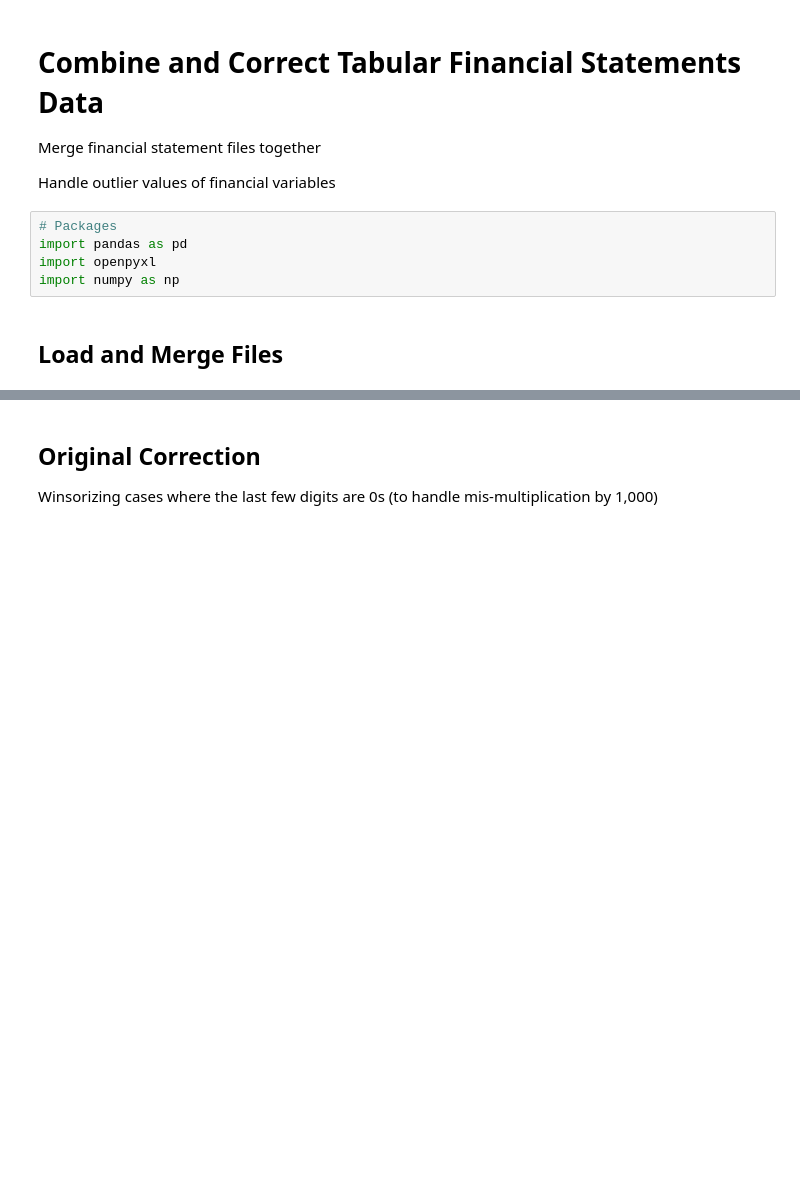
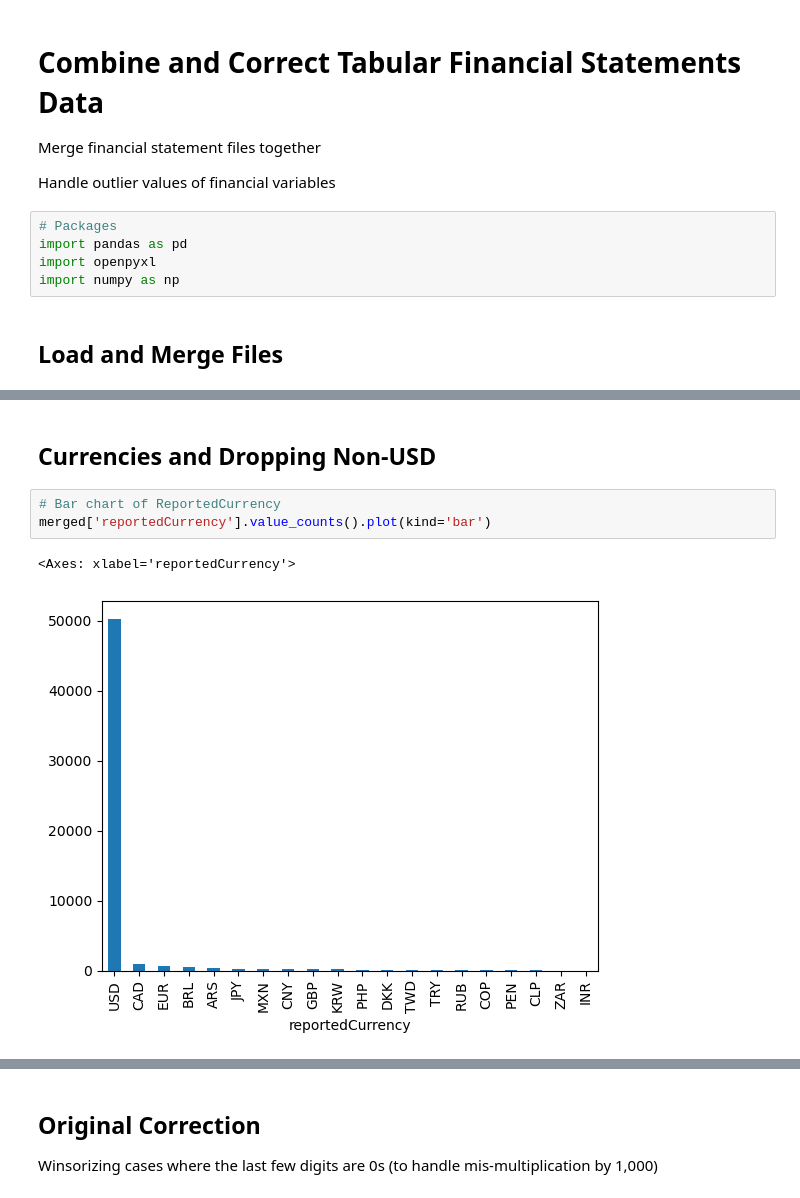
Before and after one commit to current12/Stat-222-Project, a Jupyter notebook: Code/Data Loading and Cleaning/Tabular Financial/Combine and Correct Tabular Financial Statements Data.ipynb, the cells around one changed output, grey strips where cells are left out. Cells and saved outputs as stored; diff of their text form; blank space fills up the shorter version.

```diff
--- a/Code/Data Loading and Cleaning/Tabular Financial/Combine and Correct Tabular Financial Statements Data.ipynb
+++ b/Code/Data Loading and Cleaning/Tabular Financial/Combine and Correct Tabular Financial Statements Data.ipynb
@@ -63,0 +64,8 @@ length of merged: 54218
+# %% [markdown]
+## Currencies and Dropping Non-USD
+# %%
+# Bar chart of ReportedCurrency
+merged['reportedCurrency'].value_counts().plot(kind='bar')
+# %% [output]
+<Axes: xlabel='reportedCurrency'>
+[figure, added]
```
Also changed, not shown: parts of 13 cells of this notebook.
